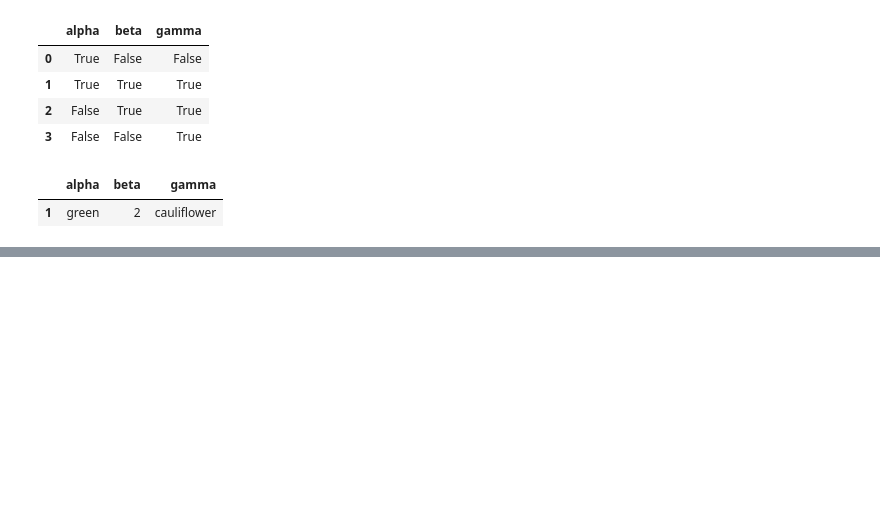
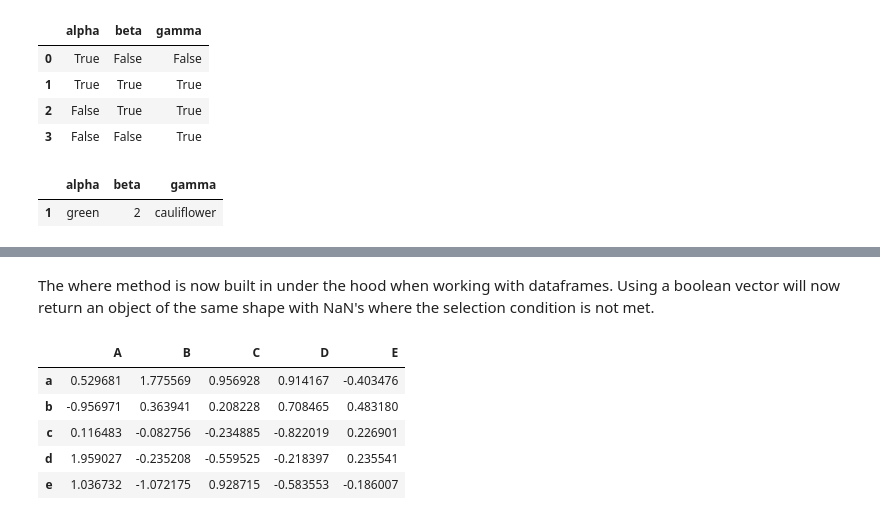
Before and after one commit to Spiritusanti/Data-Science, a Jupyter notebook: Indexing and Selecting Data in Pandas.ipynb, the cells around one changed output, grey strips where cells are left out. Drawn from its saved outputs; the diff is of its cells as text; code cells hidden in the pictures; blank space fills up the shorter version.

```diff
--- a/Indexing and Selecting Data in Pandas.ipynb
+++ b/Indexing and Selecting Data in Pandas.ipynb
@@ -976,0 +1052,13 @@ df[row_mask]
+# %% [markdown]
+The where method is now built in under the hood when working with dataframes. Using a boolean vector will now return an object of the same shape with NaN's where the selection condition is not met.
+# %%
+#construct a new dataframe
+df = pd.DataFrame(np.random.randn(5, 5), index = ['a', 'b', 'c', 'd', 'e'], columns = list('ABCDE'))
+df
+# %% [output]
+|  | A | B | C | D | E |
+| a | 0.529681 | 1.775569 | 0.956928 | 0.914167 | -0.403476 |
+| b | -0.956971 | 0.363941 | 0.208228 | 0.708465 | 0.483180 |
+| c | 0.116483 | -0.082756 | -0.234885 | -0.822019 | 0.226901 |
+| d | 1.959027 | -0.235208 | -0.559525 | -0.218397 | 0.235541 |
+| e | 1.036732 | -1.072175 | 0.928715 | -0.583553 | -0.186007 |
```
Also changed, not shown: parts of 85 cells of this notebook.
